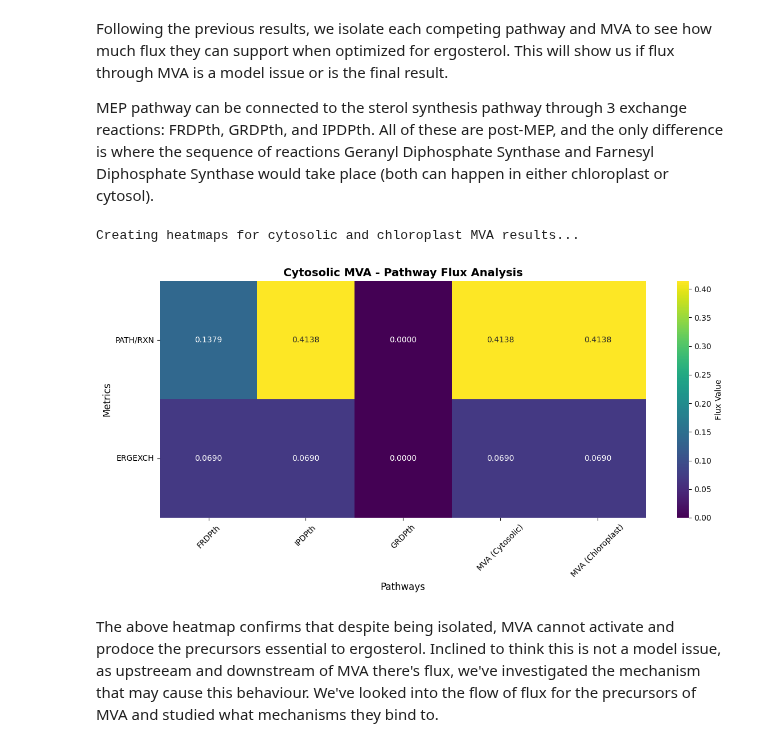
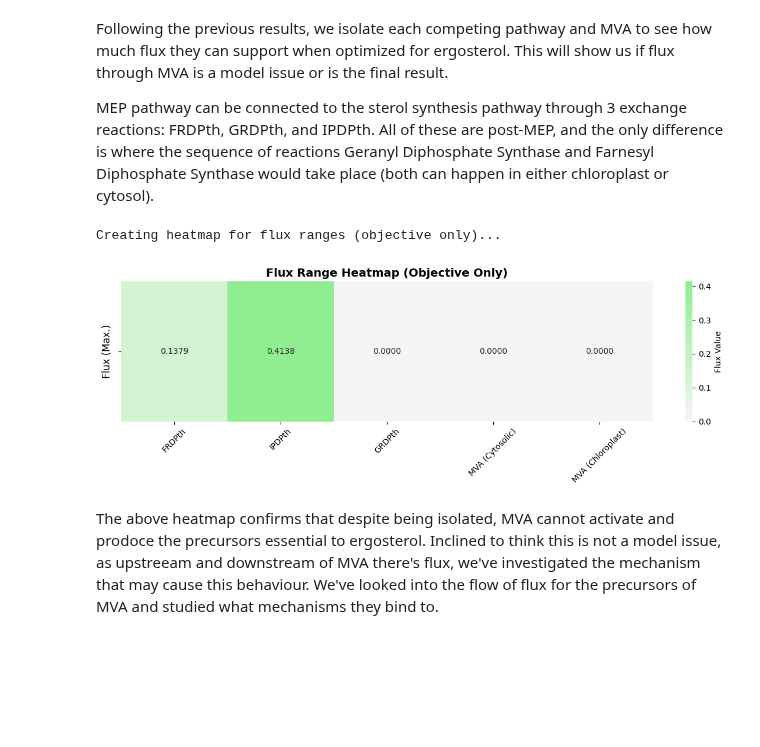
Before and after one commit to FarukEfe/McMasterU-iGEM-2025-Modelling, a Jupyter notebook: notebooks/mva.ipynb, the cells around one changed output. Cells and saved outputs as stored; diff of their text form; code cells hidden in the pictures; blank space fills up the shorter version.

```diff
--- a/notebooks/mva.ipynb
+++ b/notebooks/mva.ipynb
@@ -223,8 +246,9 @@ import matplotlib.pyplot as plt
 import seaborn as sns
 import pandas as pd
 import numpy as np
+import matplotlib.colors as mcolors
 
-def create_result_heatmap(result_dict, title="Heatmap", figsize=(10, 6), cmap='viridis', annot=True):
+def create_result_heatmap(result_dict, title="Flux Range Heatmap", figsize=(10, 6), cmap=None, annot=True, show_objective_only=False):
     """
     Create a heatmap visualization from a result object with keys as columns
     and Series values (with 2 values each) as rows.
@@ -237,15 +261,20 @@ def create_result_heatmap(result_dict, title="Heatmap", figsize=(10, 6), cmap='v
         Title for the heatmap
     figsize : tuple
         Figure size (width, height)
-    cmap : str
+    cmap : matplotlib colormap or None
         Colormap for the heatmap
     annot : bool
         Whether to annotate cells with values
+    show_objective_only : bool
+        If True, only show the objective row (not ergosterol)
 
     Returns:
     --------
     fig, ax : matplotlib figure and axes objects
     """
+    # Custom colormap: white to #EE90EE
+    if cmap is None:
+        cmap = mcolors.LinearSegmentedColormap.from_list('custom', ['#F5F5F5', '#90EE90'])
 
     # Convert result dictionary to DataFrame
     data_matrix = []
@@ -255,54 +284,63 @@ def create_result_heatmap(result_dict, title="Heatmap", figsize=(10, 6), cmap='v
     first_series = list(result_dict.values())[0]
     row_names = first_series.index.tolist()
 
-    # Build the data matrix
-    for col_name in column_names:
-        series_data = result_dict[col_name]
-        data_matrix.append(series_data.values)
+    # Optionally filter to only show the objective row (not ergosterol)
+    if show_objective_only:
+        # Remove PATH/RXN label if present
+        if row_names[0] == 'PATH/RXN':
+            row_names = ['']
+        else:
+            row_names = [row_names[0]]
+        for col_name in column_names:
+            series_data = result_dict[col_name]
+            data_matrix.append([series_data.values[0]])
+    else:
+        for col_name in column_names:
+            series_data = result_dict[col_name]
+            data_matrix.append(series_data.values)
 
     # Transpose to get proper orientation (rows = series indices, columns = dict keys)
     data_matrix = np.array(data_matrix).T
 
     # Create DataFrame for easier handling
     df = pd.DataFrame(data_matrix, index=row_names, columns=column_names)
 
     # Create the heatmap
     fig, ax = plt.subplots(figsize=figsize)
 
     sns.heatmap(df,
                 annot=annot,
                 cmap=cmap,
                 fmt='.4f',
                 cbar_kws={'label': 'Flux Value'},
                 ax=ax)
 
     ax.set_title(title, fontsize=14, fontweight='bold')
-    ax.set_xlabel('Pathways', fontsize=12)
-    ax.set_ylabel('Metrics', fontsize=12)
+    ax.set_xlabel('')
+    ax.set_ylabel('Flux (Max.)', fontsize=12)
 
     plt.xticks(rotation=45)
     plt.yticks(rotation=0)
     plt.tight_layout()
 
     return fig, ax
 
 # Example usage with your result objects:
-print("Creating heatmaps for cytosolic and chloroplast MVA results...")
+print("Creating heatmap for flux ranges (objective only)...")
 
-# Define save path
 save_path = os.path.join('..','results','bench','mva')
 os.makedirs(save_path, exist_ok=True)
-# Create heatmap for cytosolic results
 fig, ax = create_result_heatmap(results,
-                                    title="Cytosolic MVA - Pathway Flux Analysis",
-                                    figsize=(12, 6))
-# Save the figure
-fig.savefig(os.path.join(save_path, "cytosolic_mva_heatmap.png"), dpi=300)
-# Show
+                                title="Flux Range Heatmap (Objective Only)",
+                                figsize=(12, 4),
+                                cmap=None,
+                                annot=True,
+                                show_objective_only=True)
+fig.savefig(os.path.join(save_path, "flux_range_heatmap_objective.png"), dpi=300)
 plt.show()
 # %% [output]
-Creating heatmaps for cytosolic and chloroplast MVA results...
+Creating heatmap for flux ranges (objective only)...
-[figure, old version]
+[figure, new version]
 # %% [markdown]
 The above heatmap confirms that despite being isolated, MVA cannot activate and prodoce the precursors essential to ergosterol. Inclined to think this is not a model issue, as upstreeam and downstream of MVA there's flux, we've investigated the mechanism that may cause this behaviour. We've looked into the flow of flux for the precursors of MVA and studied what mechanisms they bind to.
 # %%
```
Also changed, not shown: parts of 4 cells of this notebook, 2 other files.
